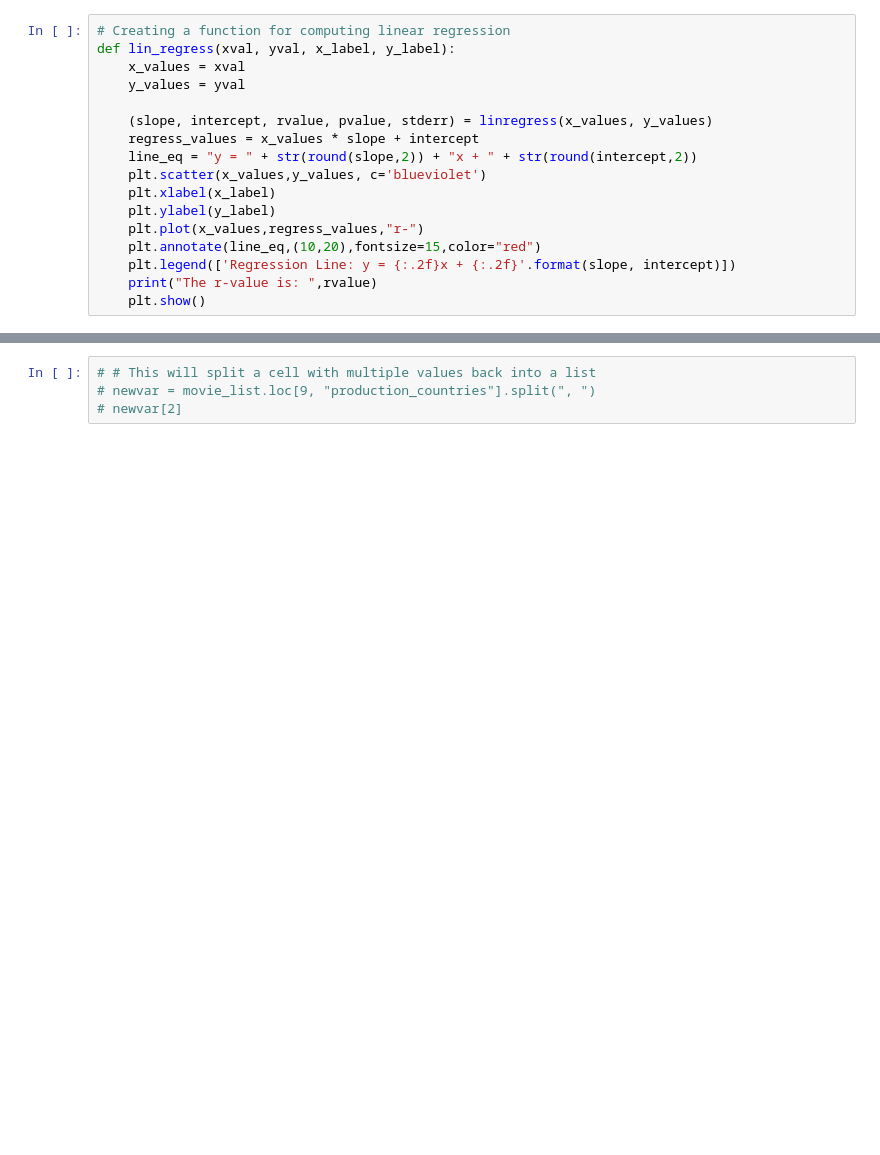
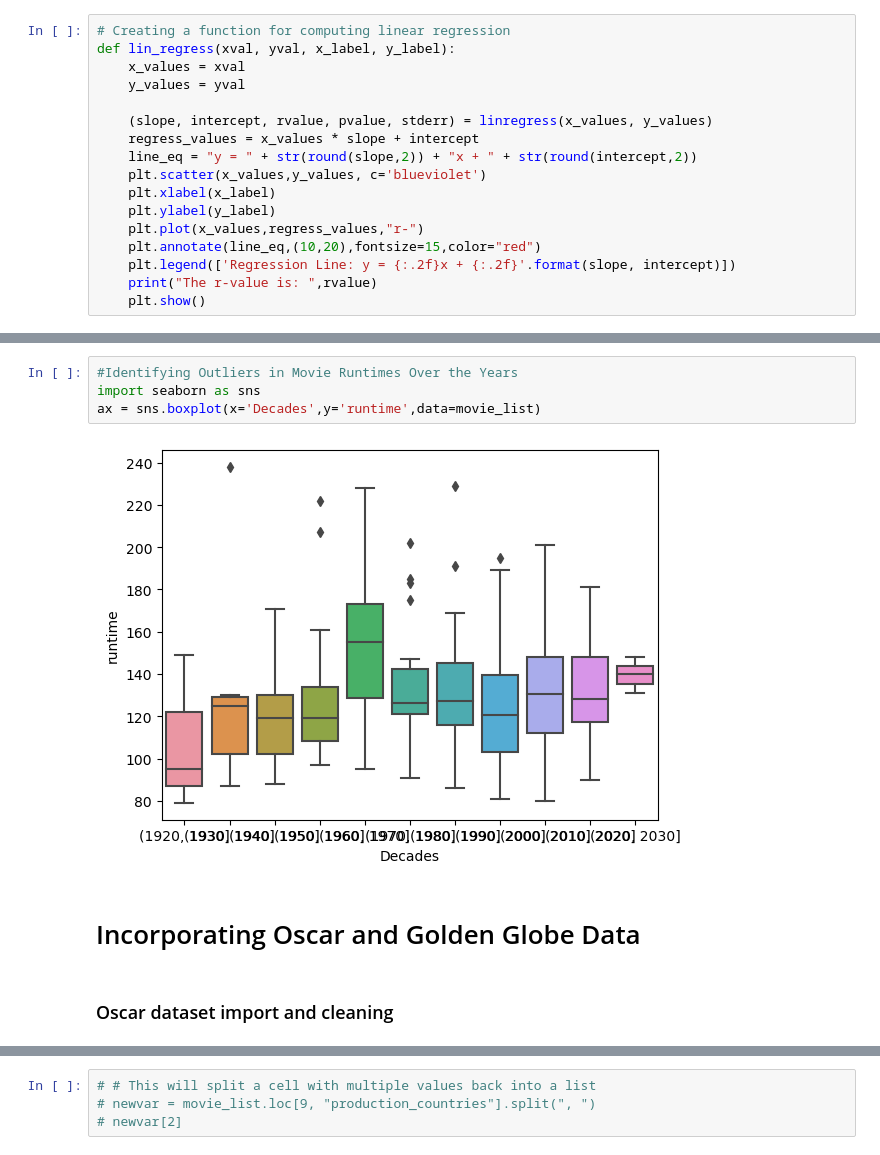
Before and after one commit to Mitajoshi/BC-Project-1, a Jupyter notebook: movie_analysis.ipynb, the cells around one changed output, grey strips where cells are left out. Drawn from its saved outputs; the diff is of its cells as text; blank space fills up the shorter version.

Commit message:
Oscar and Golden Globe data work

```diff
--- a/movie_analysis.ipynb
+++ b/movie_analysis.ipynb
@@ -719,3 +775,13 @@ lin_regress(xval, yval, x_label, y_label)
+# %%
+#Identifying Outliers in Movie Runtimes Over the Years
+import seaborn as sns
+ax = sns.boxplot(x='Decades',y='runtime',data=movie_list)
+# %% [output]
+[figure, added]
+# %% [markdown]
+# Incorporating Oscar and Golden Globe Data
+# %% [markdown]
+### Oscar dataset import and cleaning
 # %%
 # Import the Oscar csv to analyze
 oscar_list = pd.read_csv("the_oscar_award.csv")
```
Also changed, not shown: parts of 36 cells of this notebook.
